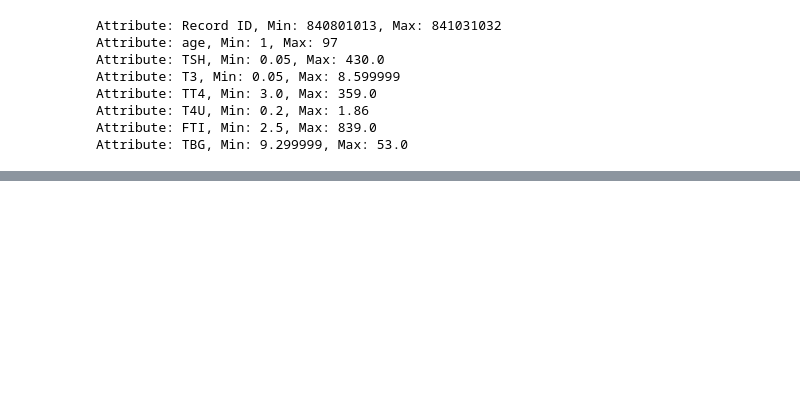
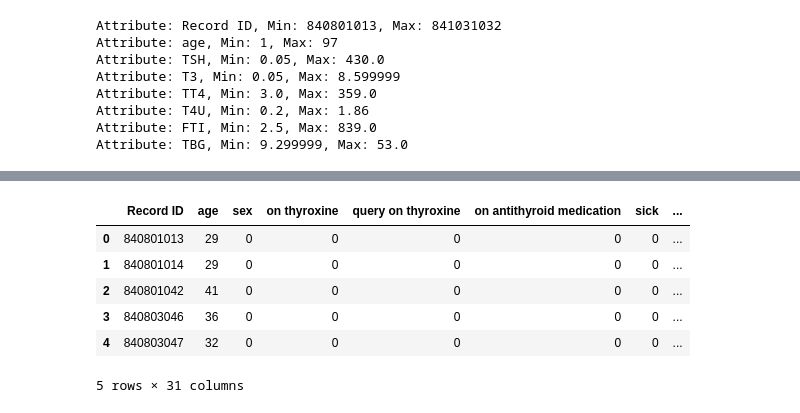
Before and after one commit to alok-karn/MachineLearningLab-Code, a Jupyter notebook: ML_Second_Lab.ipynb, the cells around one changed output, grey strips where cells are left out. Drawn from its saved outputs; the diff is of its cells as text; code cells hidden in the pictures; blank space fills up the shorter version.

```diff
--- a/ML_Second_Lab.ipynb
+++ b/ML_Second_Lab.ipynb
@@ -240,0 +435,15 @@ Attribute: TBG, Min: 9.299999, Max: 53.0
+# %%
+# find the one hot encoded data for the categorical attributes and replace the categorical attributes with the one hot encoded data
+
+categorical_cols = df.select_dtypes(include=['object']).columns
+one_hot_encoded_data = pd.get_dummies(df, columns=categorical_cols)
+
+one_hot_encoded_data.head()
+# %% [output]
+|  | Record ID | age | sex | on thyroxine | query on thyroxine | on antithyroid medication | sick | ... |
+| 0 | 840801013 | 29 | 0 | 0 | 0 | 0 | 0 | ... |
+| 1 | 840801014 | 29 | 0 | 0 | 0 | 0 | 0 | ... |
+| 2 | 840801042 | 41 | 0 | 0 | 0 | 0 | 0 | ... |
+| 3 | 840803046 | 36 | 0 | 0 | 0 | 0 | 0 | ... |
+| 4 | 840803047 | 32 | 0 | 0 | 0 | 0 | 0 | ... |
+5 rows × 31 columns
```
Also changed, not shown: parts of 11 cells of this notebook.
